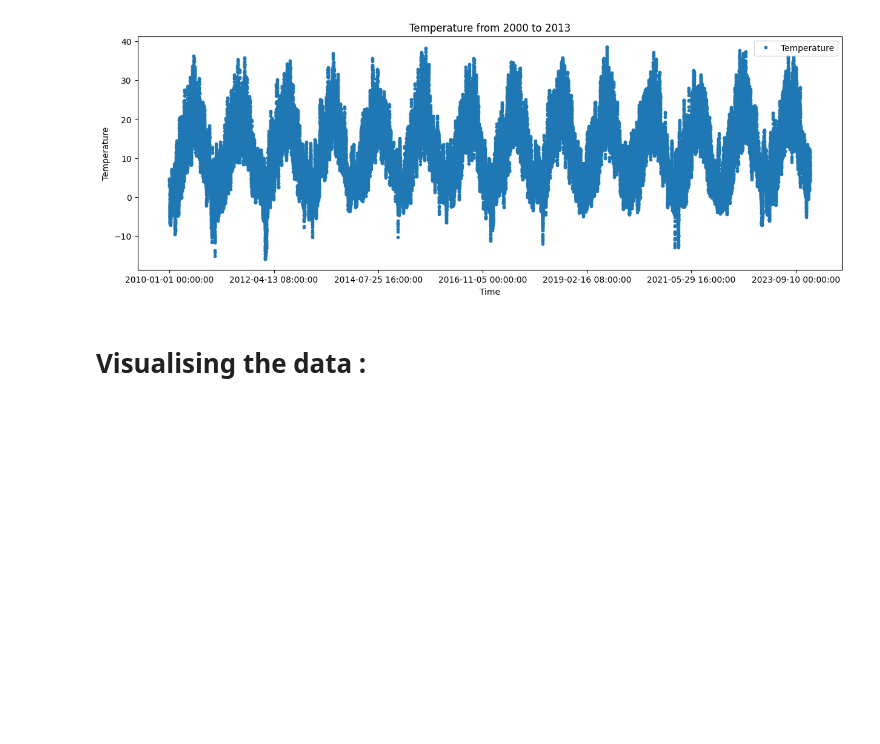
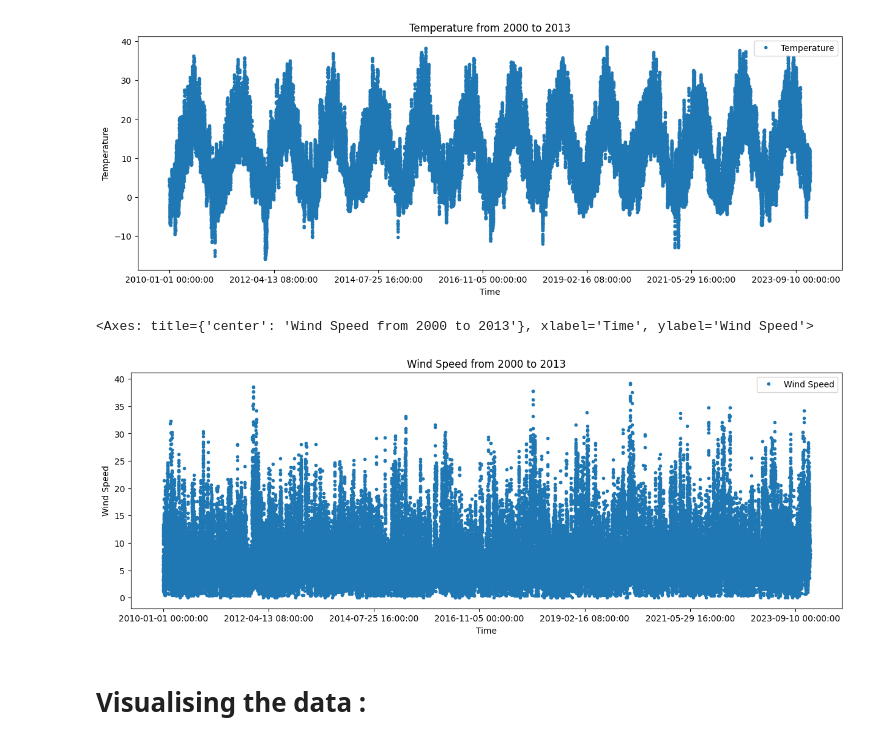
Before and after one commit to MrChaker/Weather-time-series-forcasting, a Jupyter notebook: EDA.ipynb, the cells around one changed output. Cells and saved outputs as stored; diff of their text form; code cells hidden in the pictures; blank space fills up the shorter version.

```diff
--- a/EDA.ipynb
+++ b/EDA.ipynb
@@ -156,6 +185,12 @@ pre_df.plot(y='Temperature' ,style='.' , figsize=(15,5) , title='Temperature fro
 # %% [output]
 <Axes: title={'center': 'Temperature from 2000 to 2013'}, xlabel='Time', ylabel='Temperature'>
 [figure]
+# %%
+# Plotting the temperature
+pre_df.plot(y='Wind Speed' ,style='.' , figsize=(15,5) , title='Wind Speed from 2000 to 2013' , xlabel='Time' , ylabel='Wind Speed')
+# %% [output]
+<Axes: title={'center': 'Wind Speed from 2000 to 2013'}, xlabel='Time', ylabel='Wind Speed'>
+[figure, added]
 # %% [markdown]
 # Visualising the data :
 # %%
```
Also changed, not shown: parts of 2 cells of this notebook, 6 other files.
